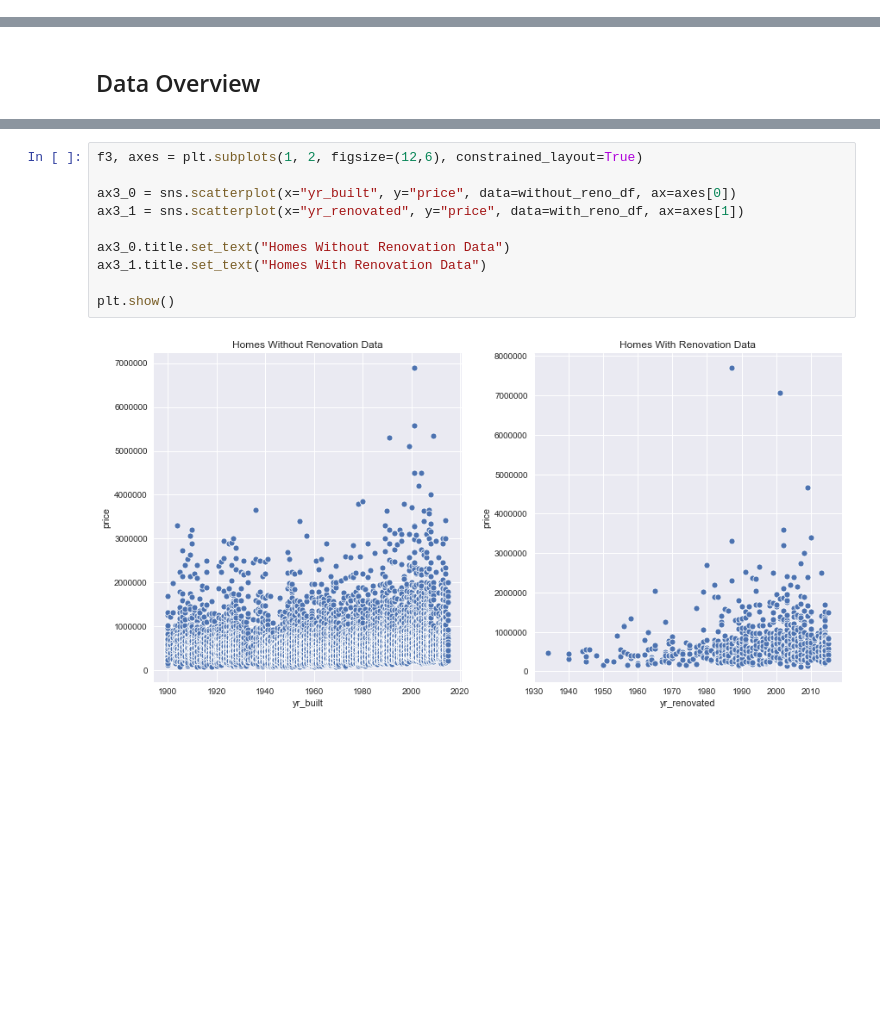
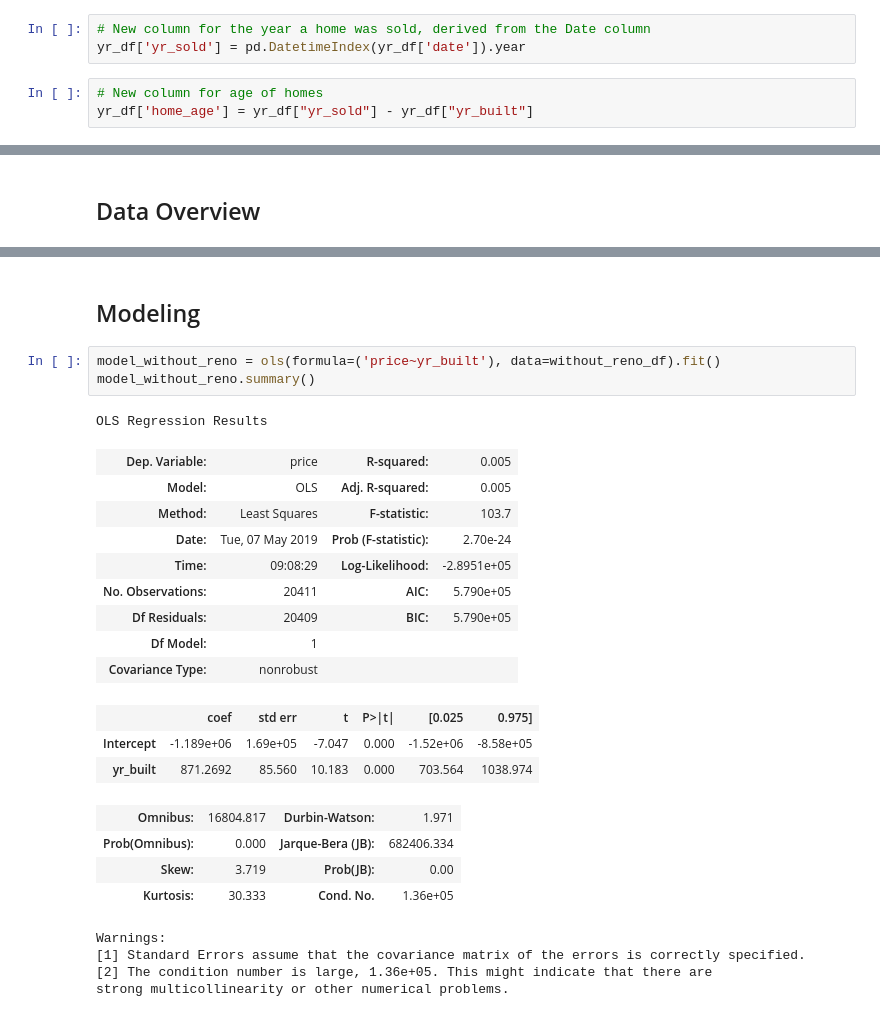
Before and after one commit to lindseyberlin/houston-ds-042219-mod1-project, a Jupyter notebook: Question2_YrRenovatedImpact.ipynb, the cells around one changed output, grey strips where cells are left out. Cells and saved outputs as stored; diff of their text form; blank space fills up the shorter version.

```diff
--- a/Question2_YrRenovatedImpact.ipynb
+++ b/Question2_YrRenovatedImpact.ipynb
@@ -29,6 +29,12 @@ yr_df["yr_renovated"] = yr_df["yr_renovated"].apply(lambda x: to_int(x))
 # %%
 # Changing dates in the Date column into datetime objects
 yr_df['date'] = pd.to_datetime(yr_df['date'])
+# %%
+# New column for the year a home was sold, derived from the Date column
+yr_df['yr_sold'] = pd.DatetimeIndex(yr_df['date']).year
+# %%
+# New column for age of homes
+yr_df['home_age'] = yr_df["yr_sold"] - yr_df["yr_built"]
 # %% [markdown]
 #### Creating a dataframe with all homes that have information on when they were renovated
 # %%
@@ -73,12 +112,27 @@ plt.show()
-# %%
-f3, axes = plt.subplots(1, 2, figsize=(12,6), constrained_layout=True)
-
-ax3_0 = sns.scatterplot(x="yr_built", y="price", data=without_reno_df, ax=axes[0])
-ax3_1 = sns.scatterplot(x="yr_renovated", y="price", data=with_reno_df, ax=axes[1])
-
-ax3_0.title.set_text("Homes Without Renovation Data")
-ax3_1.title.set_text("Homes With Renovation Data")
-
-plt.show()
-# %% [output]
-[figure, removed]
+# %% [markdown]
+## Modeling
+# %%
+model_without_reno = ols(formula=('price~yr_built'), data=without_reno_df).fit()
+model_without_reno.summary()
+# %% [output]
+OLS Regression Results
+| Dep. Variable: | price | R-squared: | 0.005 |
+| Model: | OLS | Adj. R-squared: | 0.005 |
+| Method: | Least Squares | F-statistic: | 103.7 |
+| Date: | Tue, 07 May 2019 | Prob (F-statistic): | 2.70e-24 |
+| Time: | 09:08:29 | Log-Likelihood: | -2.8951e+05 |
+| No. Observations: | 20411 | AIC: | 5.790e+05 |
+| Df Residuals: | 20409 | BIC: | 5.790e+05 |
+| Df Model: | 1 |  |  |
+| Covariance Type: | nonrobust |  |  |
+|  | coef | std err | t | P>|t| | [0.025 | 0.975] |
+| Intercept | -1.189e+06 | 1.69e+05 | -7.047 | 0.000 | -1.52e+06 | -8.58e+05 |
+| yr_built | 871.2692 | 85.560 | 10.183 | 0.000 | 703.564 | 1038.974 |
+| Omnibus: | 16804.817 | Durbin-Watson: | 1.971 |
+| Prob(Omnibus): | 0.000 | Jarque-Bera (JB): | 682406.334 |
+| Skew: | 3.719 | Prob(JB): | 0.00 |
+| Kurtosis: | 30.333 | Cond. No. | 1.36e+05 |
+Warnings:
+[1] Standard Errors assume that the covariance matrix of the errors is correctly specified.
+[2] The condition number is large, 1.36e+05. This might indicate that there are
+strong multicollinearity or other numerical problems.
```
Also changed, not shown: parts of 15 cells of this notebook.
